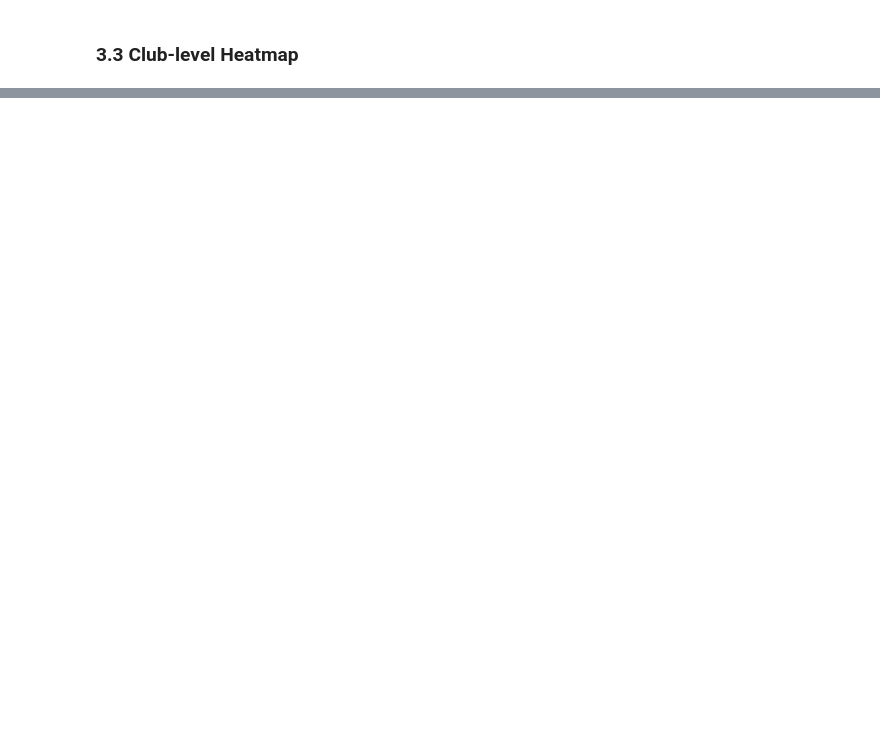
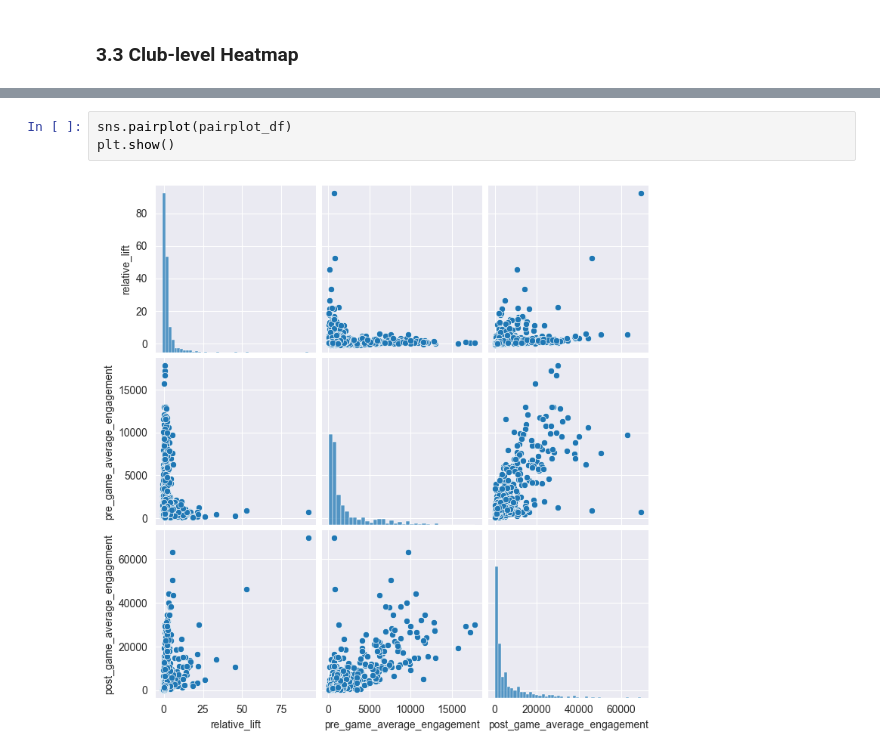
Before and after one commit to upiznhec/DSCI510_Spring2026_USC, a Jupyter notebook: src/results.ipynb, the cells around one changed output, grey strips where cells are left out. Drawn from its saved outputs; the diff is of its cells as text; blank space fills up the shorter version.

```diff
--- a/src/results.ipynb
+++ b/src/results.ipynb
@@ -133,0 +134,5 @@ club_df
+# %%
+sns.pairplot(pairplot_df)
+plt.show()
+# %% [output]
+[figure, added]
```
Also changed, not shown: parts of 8 cells of this notebook, 1 other file.
